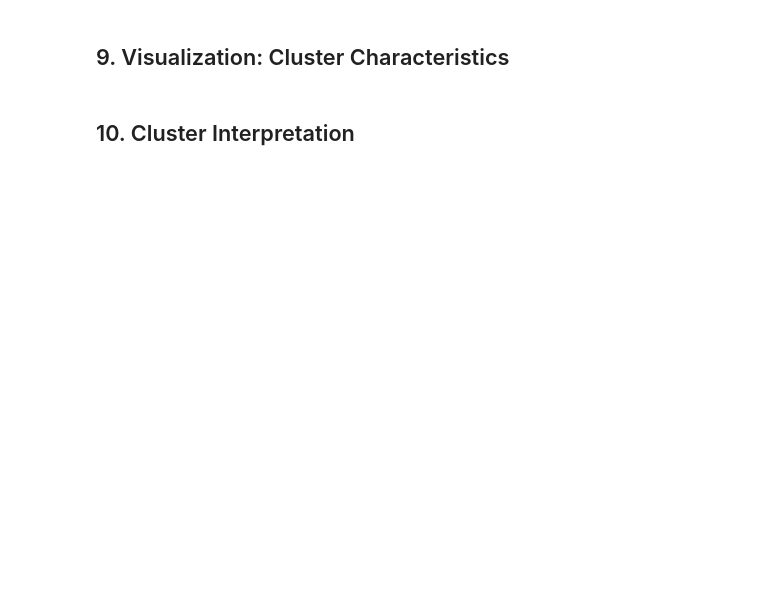
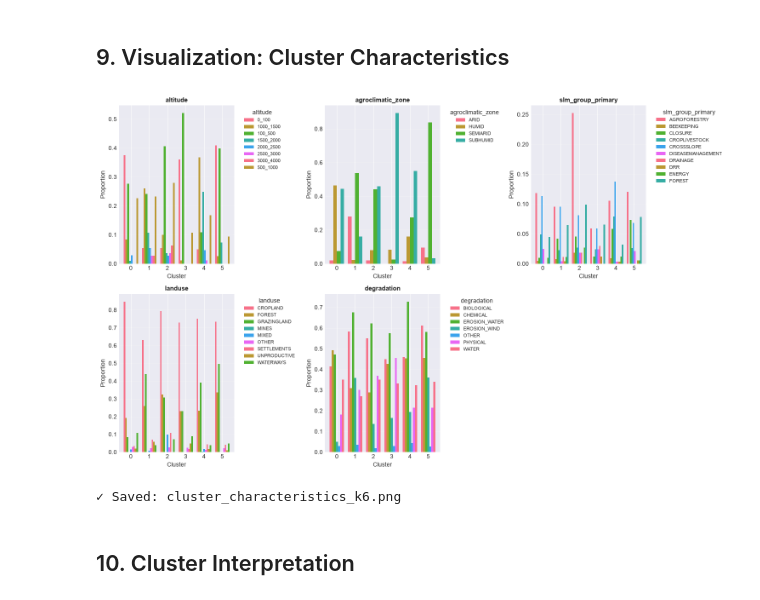
Before and after one commit to nmkearney/CAS-AML-WOCAT, a Jupyter notebook: module1_kmeans_clustering.ipynb, the cells around one changed output. Cells and saved outputs as stored; diff of their text form; code cells hidden in the pictures; blank space fills up the shorter version.

```diff
--- a/module1_kmeans_clustering.ipynb
+++ b/module1_kmeans_clustering.ipynb
@@ -428,16 +591,24 @@ plot_geographic_clusters(data, final_labels, SELECTED_K)
 def plot_cluster_characteristics(data, labels, k):
     """
     Visualize key characteristics of each cluster.
+    Handles both single-label and multi-label (pipe-separated) categorical features.
     """
     data_with_clusters = data.copy()
     data_with_clusters['cluster'] = labels
 
+    if USE_OPTIONAL:
+        all_features = {**ESSENTIAL_FEATURES, **OPTIONAL_FEATURES}
+    else:
+        all_features = ESSENTIAL_FEATURES
+
+    # Identify multi-label features
+    multi_label_features = {'landuse', 'degradation'}
+
     # Get categorical columns to visualize
     categorical_cols = []
-    for col in ['agroclimatic_zone', 'altitude', 'slm_group_primary',
-                'landuse_primary', 'degradation_primary', 'watersupply']:
-        if col in data.columns:
-            categorical_cols.append(col)
+    for feature_name, feature_type in all_features.items():
+        if feature_type == 'categorical' and feature_name in data.columns:
+            categorical_cols.append(feature_name)
 
     if len(categorical_cols) == 0:
         print("⚠ No categorical columns found for cluster characteristics plot")
@@ -453,36 +624,80 @@ def plot_cluster_characteristics(data, labels, k):
         axes = axes.flatten()
     else:
         axes = axes.flatten()
 
     for idx, col in enumerate(categorical_cols):
         if col in data_with_clusters.columns:
-            cluster_distribution = pd.crosstab(data_with_clusters['cluster'],
-                                              data_with_clusters[col],
-                                              normalize='index')
+            # Handle multi-label features differently
+            if col in multi_label_features:
+                cluster_distribution = create_multi_label_distribution(
+                    data_with_clusters, col
+                )
+            else:
+                # Single-label categorical feature
+                cluster_distribution = pd.crosstab(data_with_clusters['cluster'],
+                                                  data_with_clusters[col],
+                                                  normalize='index')
 
             # Limit to top categories if too many
             if cluster_distribution.shape[1] > 10:
                 cluster_distribution = cluster_distribution.iloc[:, :10]
 
             cluster_distribution.plot(kind='bar', ax=axes[idx], width=0.8)
             axes[idx].set_title(f'{col}', fontweight='bold', fontsize=11)
             axes[idx].set_xlabel('Cluster')
             axes[idx].set_ylabel('Proportion')
             axes[idx].legend(title=col, bbox_to_anchor=(1.05, 1), loc='upper left', fontsize=8)
             axes[idx].tick_params(axis='x', rotation=0)
             axes[idx].grid(axis='y', alpha=0.3)
 
     # Remove empty subplots
     for idx in range(len(categorical_cols), len(axes)):
         fig.delaxes(axes[idx])
 
     plt.tight_layout()
     plt.savefig(f'cluster_characteristics_k{k}.png', dpi=300, bbox_inches='tight')
     plt.show()
     print(f"✓ Saved: cluster_characteristics_k{k}.png")
 
 
+def create_multi_label_distribution(data_with_clusters, feature_name):
+    """
+    Create cluster distribution for multi-label (pipe-separated) features.
+
+    Shows the proportion of technologies in each cluster that have each type.
+    """
+    # Expand pipe-separated values
+    all_types = set()
+    for val in data_with_clusters[feature_name].dropna():
+        if isinstance(val, str):
+            types = val.split('|')
+            all_types.update(types)
+
+    all_types = sorted(list(all_types))
+
+    # Create a matrix: rows=clusters, columns=types, values=proportion
+    clusters = data_with_clusters['cluster'].unique()
+    distribution = pd.DataFrame(0.0, index=sorted(clusters), columns=all_types)
+
+    for cluster_id in sorted(clusters):
+        cluster_data = data_with_clusters[data_with_clusters['cluster'] == cluster_id]
+        cluster_size = len(cluster_data)
+
+        # Count how many technologies in this cluster have each type
+        for type_name in all_types:
+            count = 0
+            for val in cluster_data[feature_name].dropna():
+                if isinstance(val, str) and type_name in val.split('|'):
+                    count += 1
+            distribution.loc[cluster_id, type_name] = count / cluster_size if cluster_size > 0 else 0
+
+    return distribution
+
+
 plot_cluster_characteristics(data, final_labels, SELECTED_K)
+# %% [output]
+[figure, added]
+✓ Saved: cluster_characteristics_k6.png
 # %% [markdown]
 ## 10. Cluster Interpretation
 # %%
```
Also changed, not shown: parts of 14 cells of this notebook.
